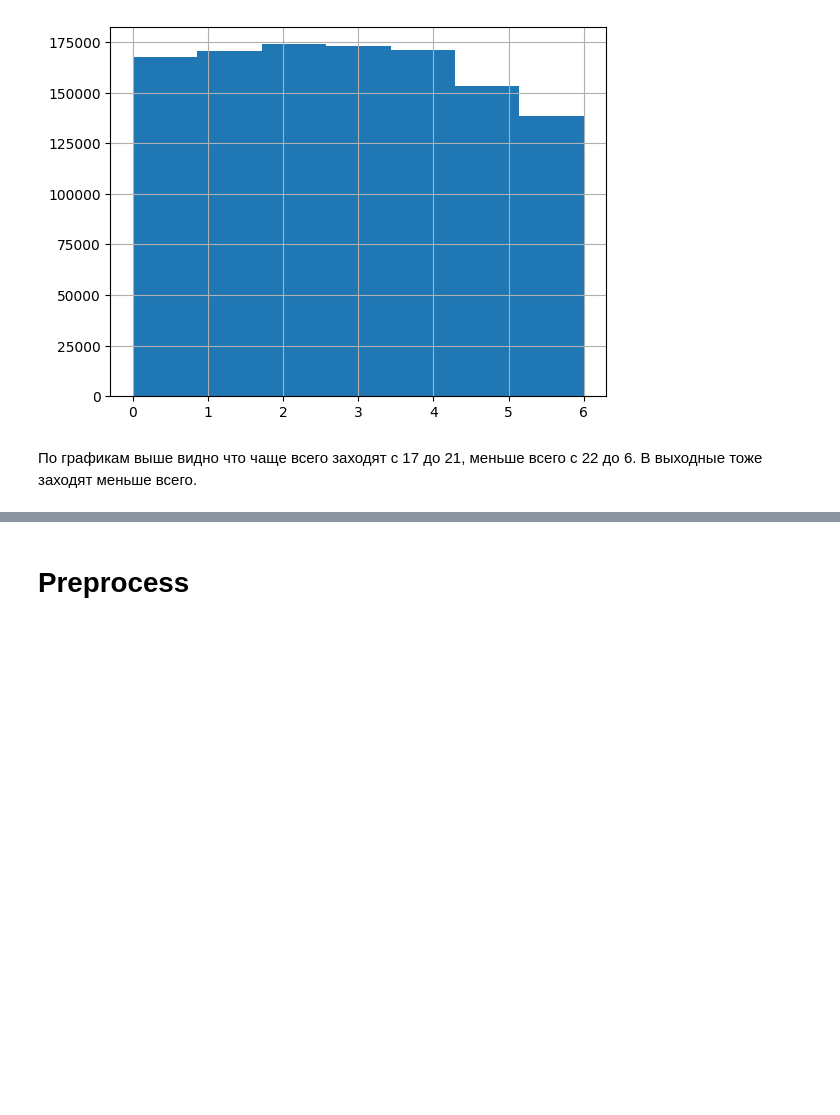
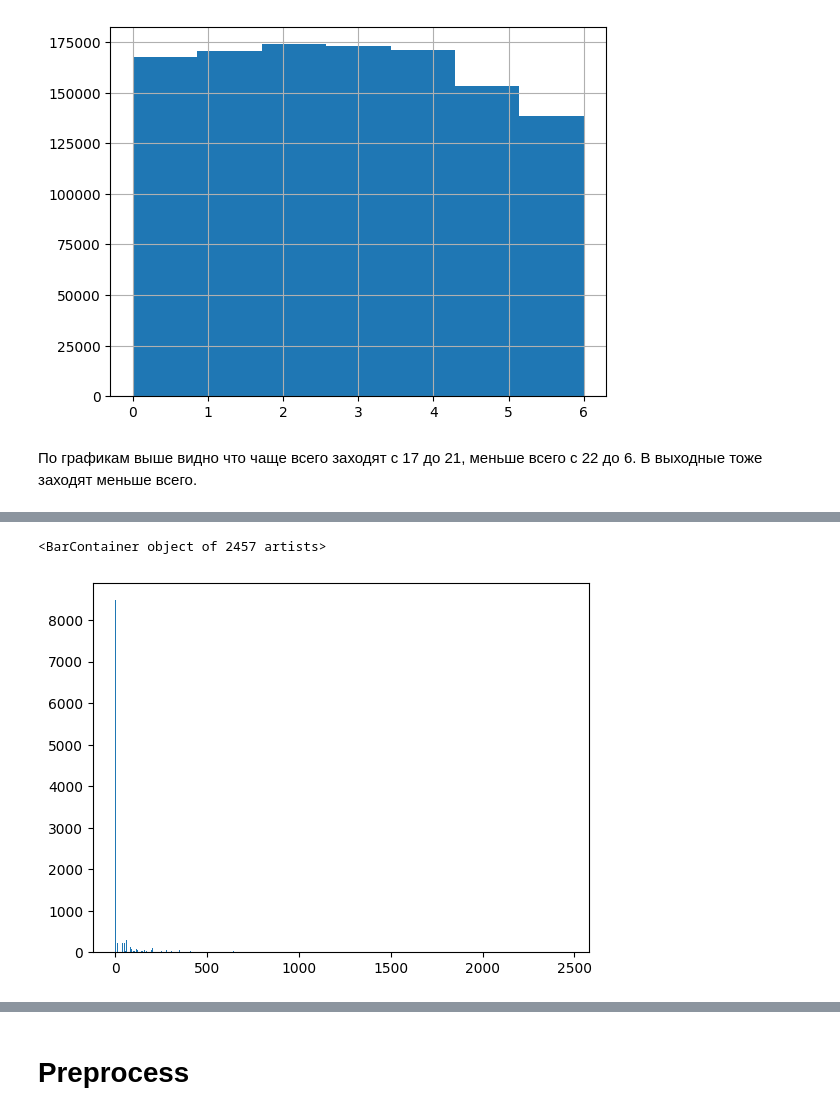
Before and after one commit to EgorChernov5/VILLKA, a Jupyter notebook: notebooks/preprocessing.ipynb, the cells around one changed output, grey strips where cells are left out. Cells and saved outputs as stored; diff of their text form; code cells hidden in the pictures; blank space fills up the shorter version.

```diff
--- a/notebooks/preprocessing.ipynb
+++ b/notebooks/preprocessing.ipynb
@@ -707,0 +766,7 @@ add_user_ds.head()
+# %%
+# Популярность городов
+city_ids, counts = np.unique(add_user_ds["city_id"], return_counts=True)
+plt.bar(city_ids, counts)
+# %% [output]
+<BarContainer object of 2457 artists>
+[figure, added]
```
Also changed, not shown: parts of 17 cells of this notebook.
